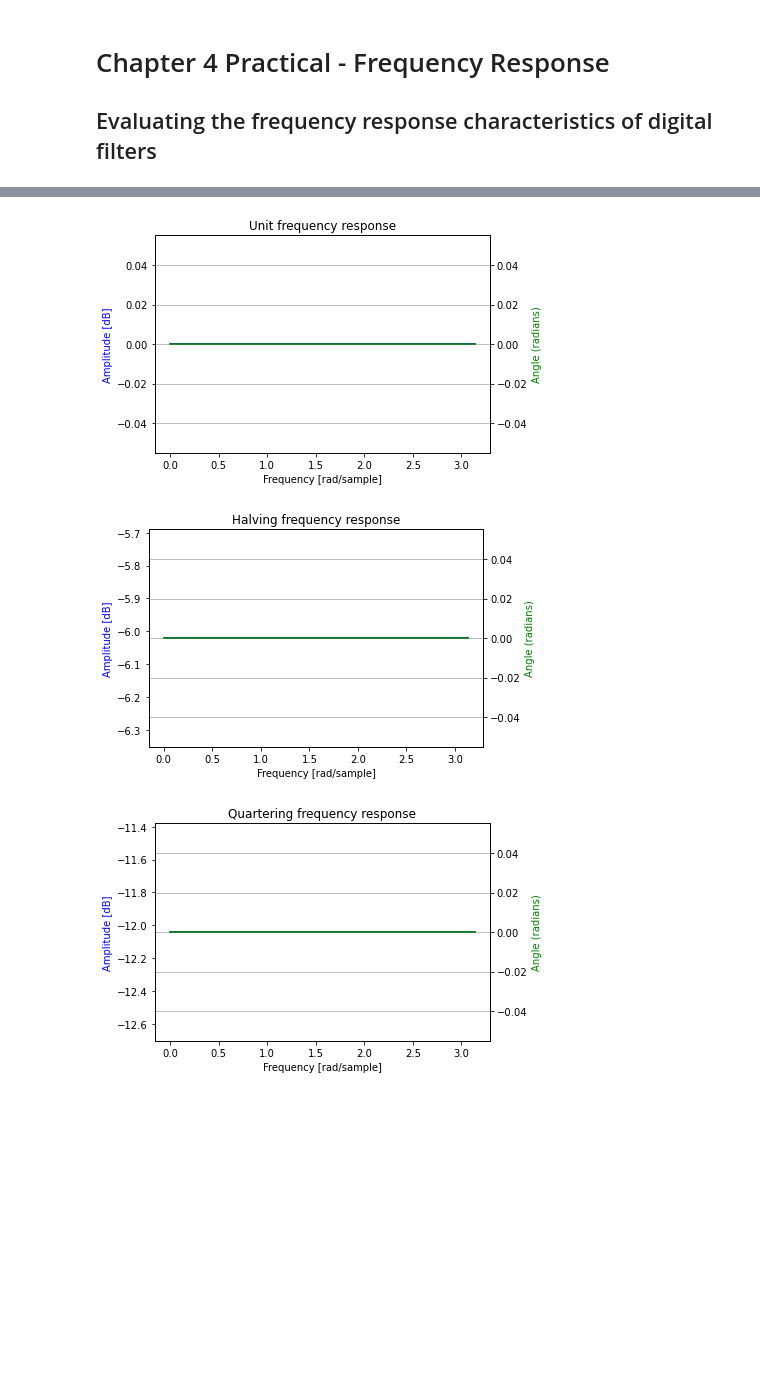
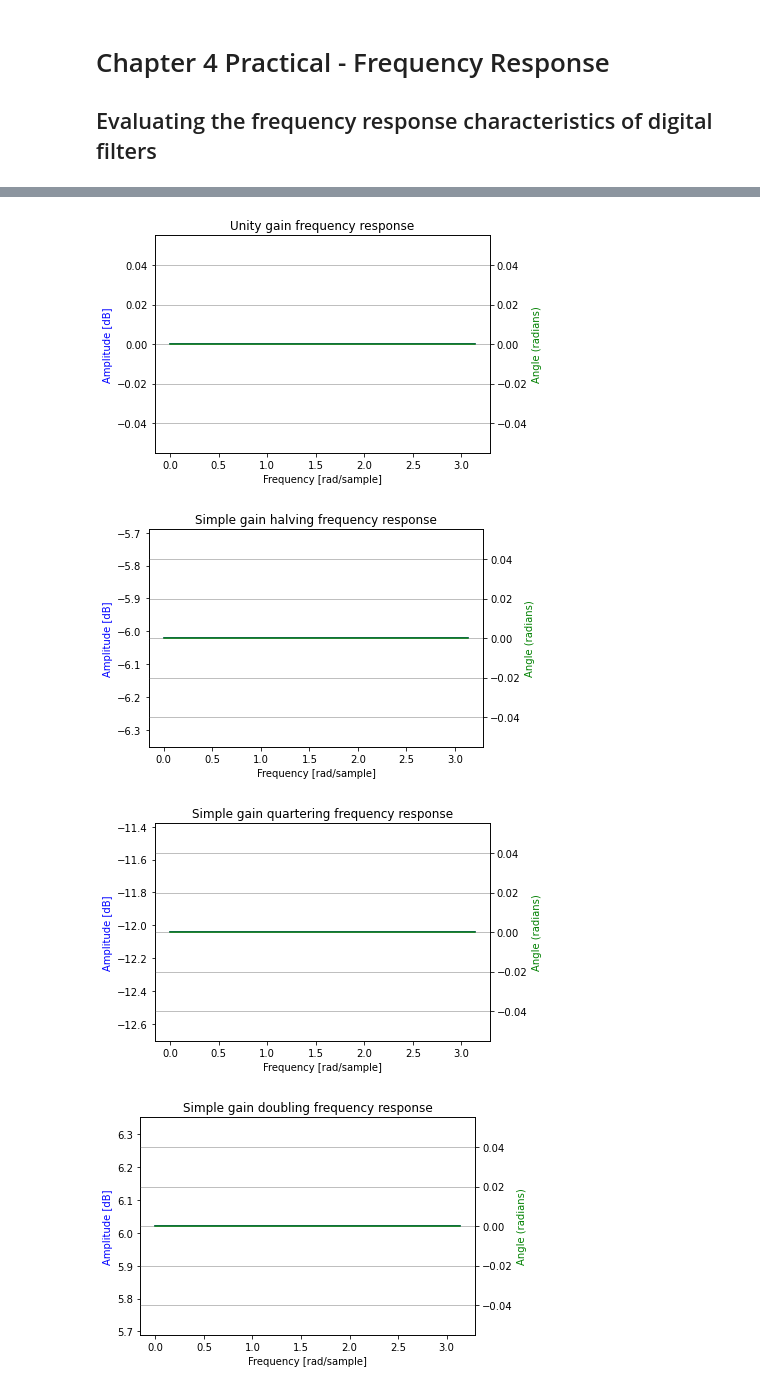
Before and after one commit to AdamVD/EEEE-533-BioSignal-Processing, a Jupyter notebook: practicals/chapter4/notebooks/Chapter 4 Practical.ipynb, the cells around one changed output, grey strips where cells are left out. Cells and saved outputs as stored; diff of their text form; code cells hidden in the pictures; blank space fills up the shorter version.

```diff
--- a/practicals/chapter4/notebooks/Chapter 4 Practical.ipynb
+++ b/practicals/chapter4/notebooks/Chapter 4 Practical.ipynb
@@ -25,8 +27,10 @@ def evaluate_filter(filter_numerator, filter_denominator = 1, filter_name: str =
 # %%
-evaluate_filter(1, filter_name="Unit")
-evaluate_filter(.5, filter_name="Halving")
-evaluate_filter(.25, filter_name="Quartering")
+evaluate_filter(1, filter_name="Unity gain")
+evaluate_filter(.5, filter_name="Simple gain halving")
+evaluate_filter(.25, filter_name="Simple gain quartering")
+evaluate_filter(2, filter_name="Simple gain doubling")
 # %% [output]
-[figure, old version]
+[figure, new version]
-[figure, old version]
+[figure, new version]
-[figure, old version]
+[figure, new version]
+[figure, added]
```
Also changed, not shown: parts of 3 cells of this notebook.
